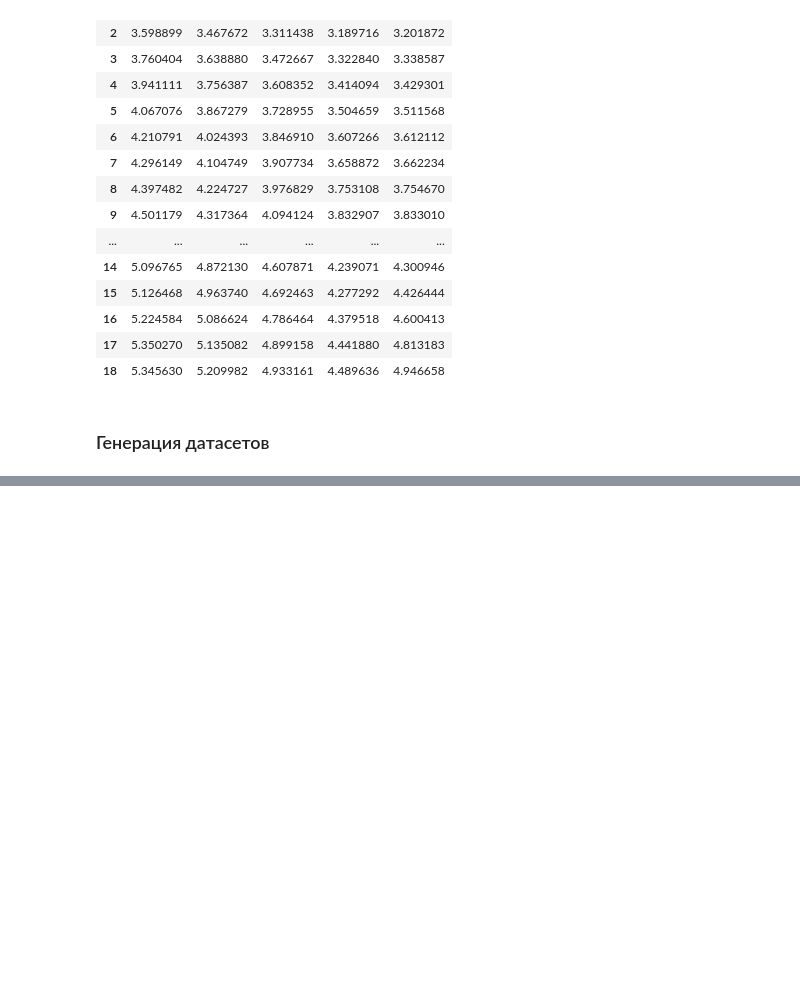
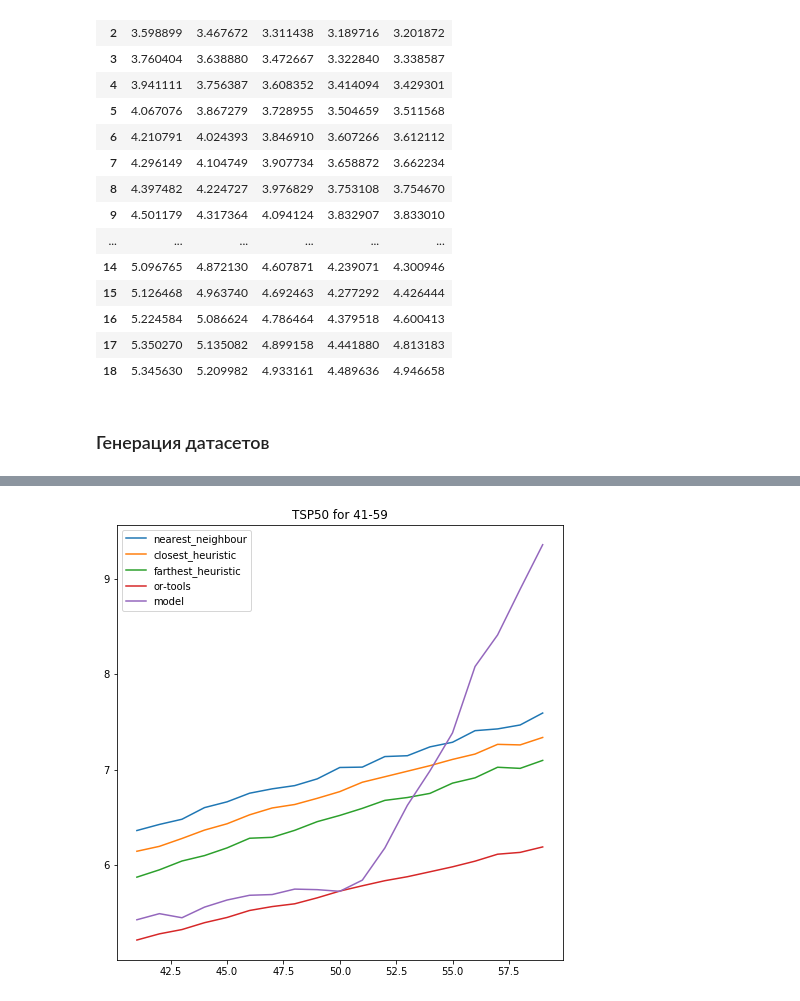
Before and after one commit to Arssel/TSP_RL, a Jupyter notebook: Experiments.ipynb, the cells around one changed output, grey strips where cells are left out. Saved outputs shown, nothing was run; the diff lists cells and outputs as text; code cells hidden in the pictures; blank space fills up the shorter version.

```diff
--- a/Experiments.ipynb
+++ b/Experiments.ipynb
@@ -162,0 +211,8 @@ for n in np.arange(20, 90, 10):
+# %%
+fig = plt.figure(figsize=(8,8))
+plt.plot(df_40_60[])
+plt.title('TSP50 for 41-59')
+plt.legend(columns)
+plt.savefig('TSP50 for 41-59.png')
+# %% [output]
+[figure, added]
```
Also changed, not shown: parts of 13 cells of this notebook.
